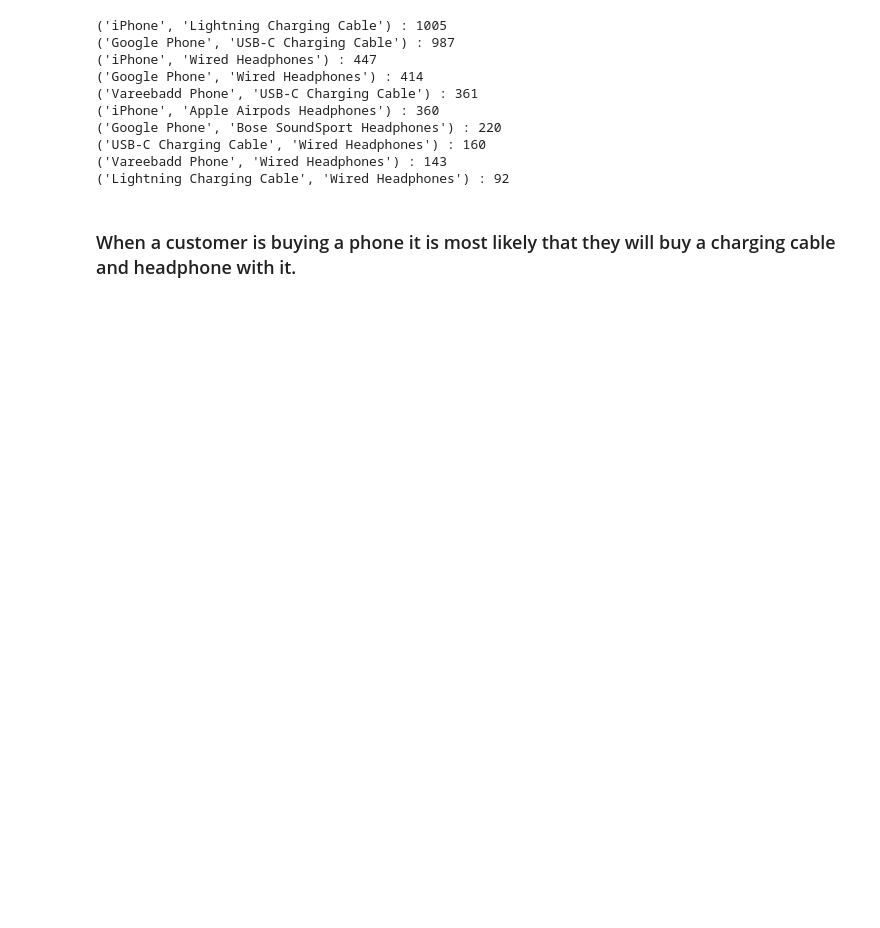
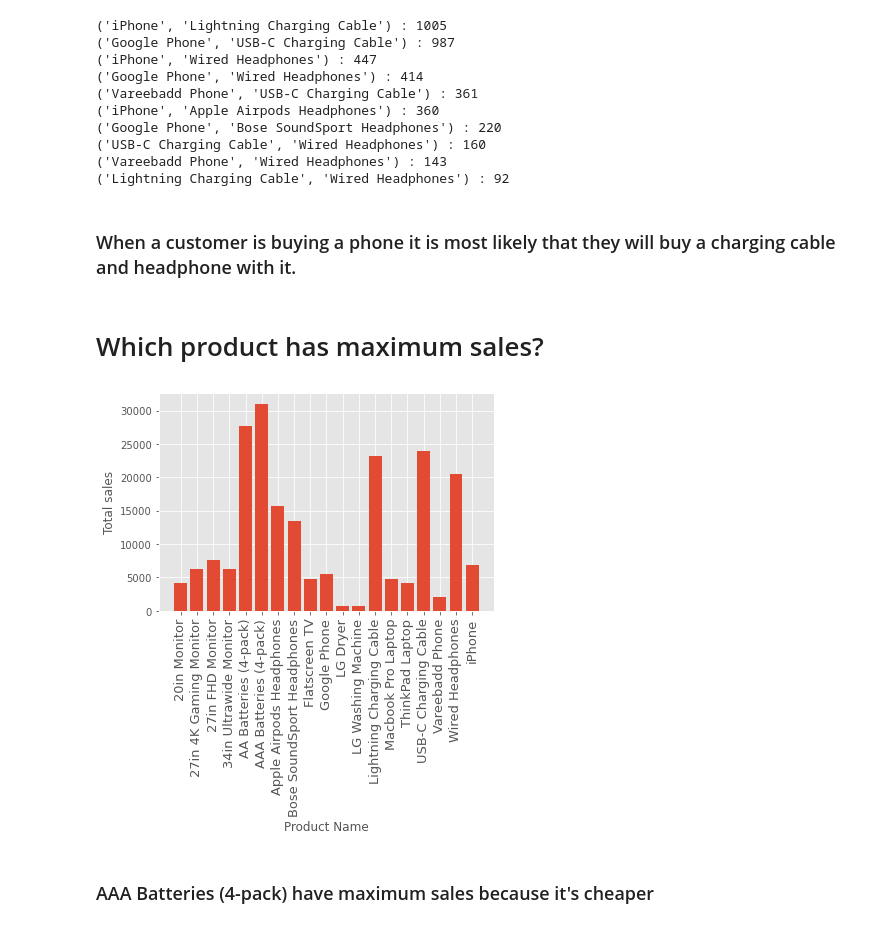
Before and after one commit to dishankkalra23/eCommerce-Sales-Analysis, a Jupyter notebook: Sales-Analysis.ipynb, the cells around one changed output. Drawn from its saved outputs; the diff is of its cells as text; code cells hidden in the pictures; blank space fills up the shorter version.

Commit message:
Added product with maximum sales

```diff
--- a/Sales-Analysis.ipynb
+++ b/Sales-Analysis.ipynb
@@ -477,3 +477,20 @@ for key,val in count.most_common(10):
 ('Lightning Charging Cable', 'Wired Headphones') : 92
 # %% [markdown]
 ### When a customer is buying a phone it is most likely that they will buy a charging cable and headphone with it.
+# %% [markdown]
+# Which product has maximum sales?
+# %%
+product_list = all_data.groupby('Product')
+products = [i for i,j in product_list]
+
+total_quantity = all_data.groupby('Product').sum()['Quantity Ordered']
+# %%
+plt.bar(products,total_quantity)
+plt.xticks(products,rotation='vertical',size=13)
+plt.xlabel('Product Name')
+plt.ylabel('Total sales')
+plt.show()
+# %% [output]
+[figure, added]
+# %% [markdown]
+### AAA Batteries (4-pack) have maximum sales because it's cheaper
```
Also changed, not shown: parts of 4 cells of this notebook.
